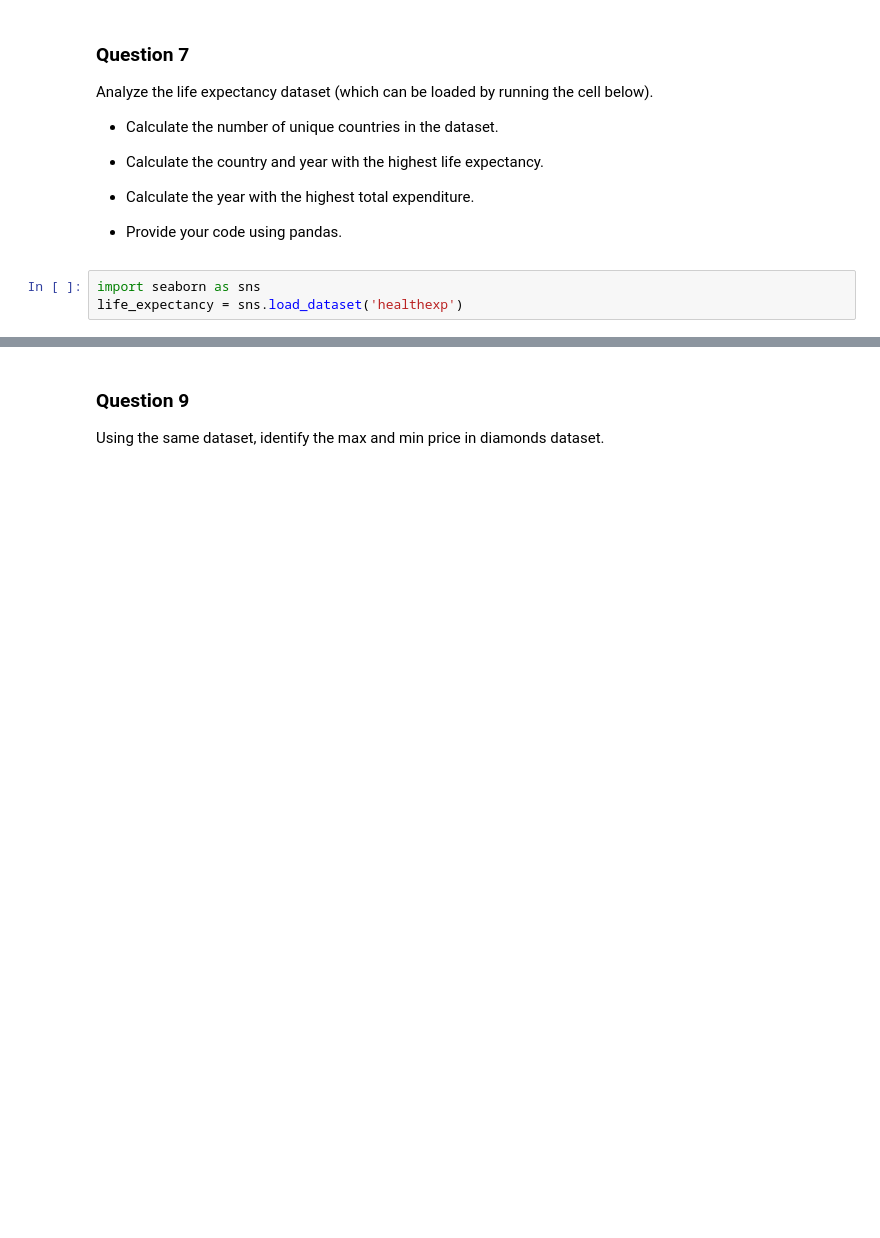
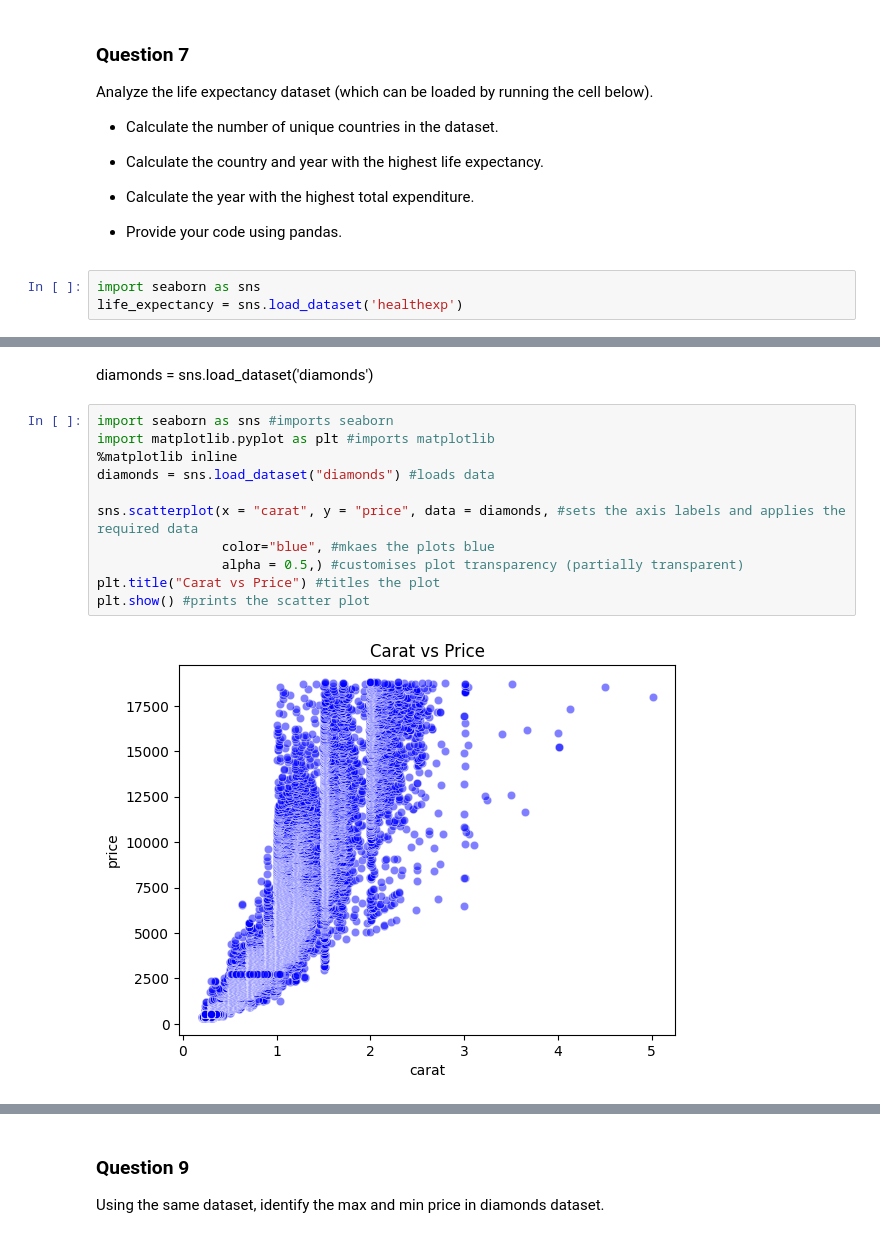
Before and after one commit to Jiaan-2003/Coursework_LIFE4138_2526, a Jupyter notebook: Coursework/Python_Coursework_Questions.ipynb, the cells around one changed output, grey strips where cells are left out. Saved outputs shown, nothing was run; the diff lists cells and outputs as text; blank space fills up the shorter version.

```diff
--- a/Coursework/Python_Coursework_Questions.ipynb
+++ b/Coursework/Python_Coursework_Questions.ipynb
@@ -223,0 +261,15 @@ diamonds = sns.load_dataset('diamonds')
+# %% [markdown]
+diamonds = sns.load_dataset('diamonds')
+# %%
+import seaborn as sns #imports seaborn
+import matplotlib.pyplot as plt #imports matplotlib
+%matplotlib inline
+diamonds = sns.load_dataset("diamonds") #loads data
+
+sns.scatterplot(x = "carat", y = "price", data = diamonds, #sets the axis labels and applies the required data
+                color="blue", #mkaes the plots blue
+                alpha = 0.5,) #customises plot transparency (partially transparent)
+plt.title("Carat vs Price") #titles the plot
+plt.show() #prints the scatter plot
+# %% [output]
+[figure, added]
```
Also changed, not shown: parts of 11 cells of this notebook, 1 other file.
